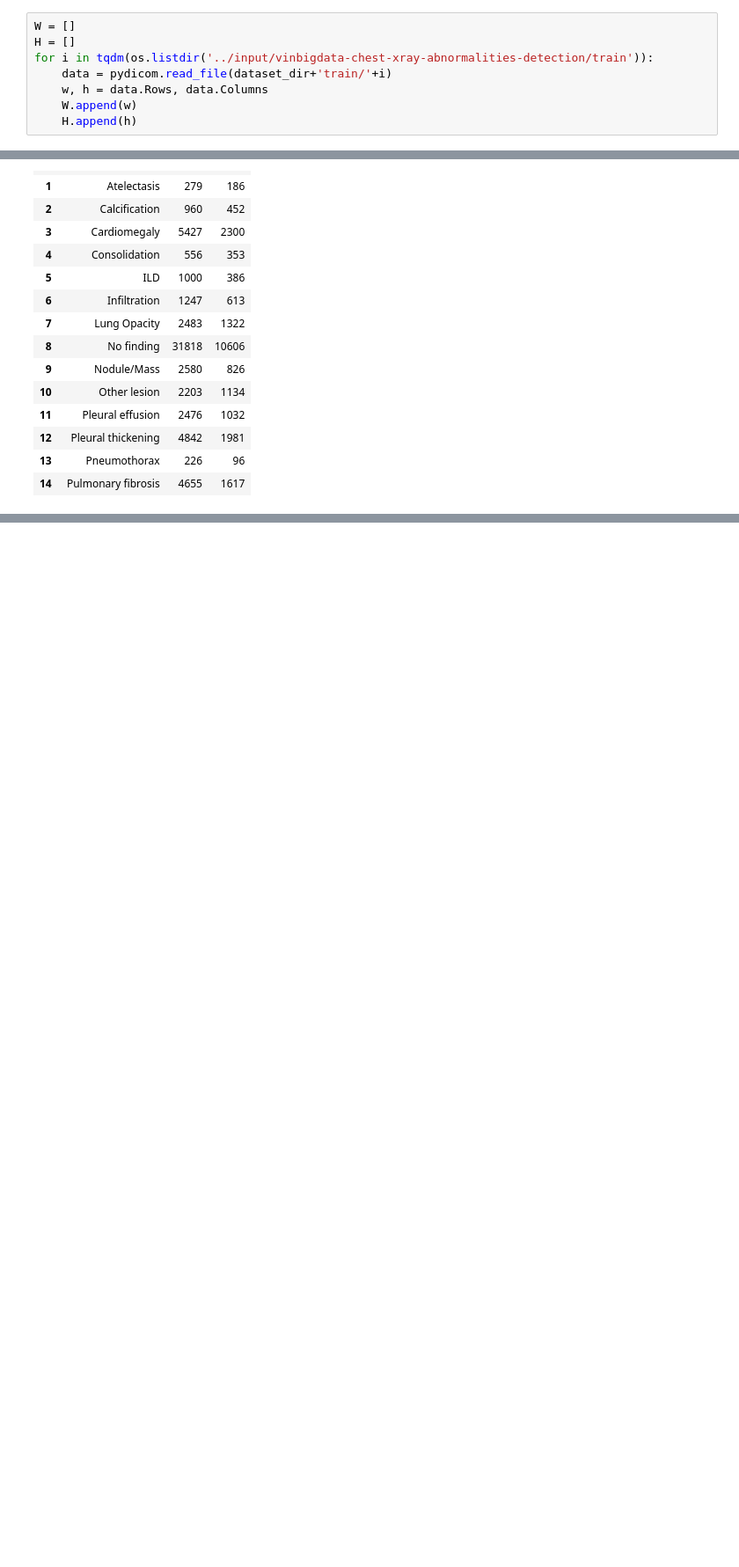
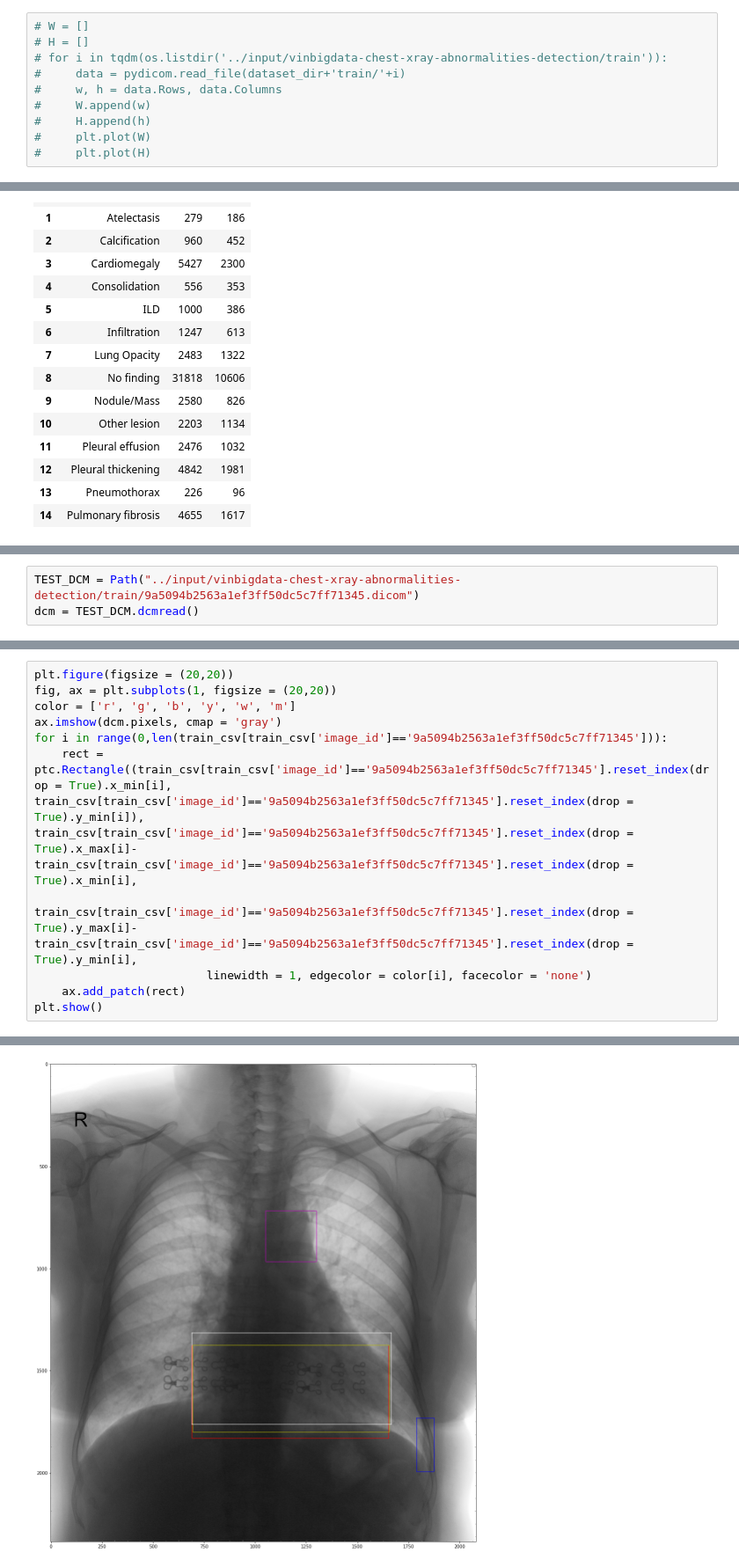
Before and after one commit to akansh12/DeepXrays, a Jupyter notebook: Notebooks/elementary-data-analysis.ipynb, the cells around one changed output, grey strips where cells are left out. Shown at 88% size. Cells and saved outputs as stored; diff of their text form; blank space fills up the shorter version.

```diff
--- a/Notebooks/elementary-data-analysis.ipynb
+++ b/Notebooks/elementary-data-analysis.ipynb
@@ -95,10 +99,12 @@ plot_img('../input/vinbigdata-chest-xray-abnormalities-detection/train/000434271
 # %% [output]
 [figure]
 # %%
-W = []
-H = []
-for i in tqdm(os.listdir('../input/vinbigdata-chest-xray-abnormalities-detection/train')):
-    data = pydicom.read_file(dataset_dir+'train/'+i)
-    w, h = data.Rows, data.Columns
-    W.append(w)
-    H.append(h)
+# W = []
+# H = []
+# for i in tqdm(os.listdir('../input/vinbigdata-chest-xray-abnormalities-detection/train')):
+#     data = pydicom.read_file(dataset_dir+'train/'+i)
+#     w, h = data.Rows, data.Columns
+#     W.append(w)
+#     H.append(h)
+#     plt.plot(W)
+#     plt.plot(H)
@@ -222,0 +288,3 @@ train_csv[train_csv.image_id == '063319de25ce7edb9b1c6b8881290140']
+# %%
+TEST_DCM = Path("../input/vinbigdata-chest-xray-abnormalities-detection/train/9a5094b2563a1ef3ff50dc5c7ff71345.dicom")
+dcm = TEST_DCM.dcmread()
@@ -222,0 +318,12 @@ train_csv[train_csv.image_id == '063319de25ce7edb9b1c6b8881290140']
+# %%
+plt.figure(figsize = (20,20))
+fig, ax = plt.subplots(1, figsize = (20,20))
+color = ['r', 'g', 'b', 'y', 'w', 'm']
+ax.imshow(dcm.pixels, cmap = 'gray')
+for i in range(0,len(train_csv[train_csv['image_id']=='9a5094b2563a1ef3ff50dc5c7ff71345'])):
+    rect = ptc.Rectangle((train_csv[train_csv['image_id']=='9a5094b2563a1ef3ff50dc5c7ff71345'].reset_index(drop = True).x_min[i], train_csv[train_csv['image_id']=='9a5094b2563a1ef3ff50dc5c7ff71345'].reset_index(drop = True).y_min[i]), train_csv[train_csv['image_id']=='9a5094b2563a1ef3ff50dc5c7ff71345'].reset_index(drop = True).x_max[i]-train_csv[train_csv['image_id']=='9a5094b2563a1ef3ff50dc5c7ff71345'].reset_index(drop = True).x_min[i],
+                         train_csv[train_csv['image_id']=='9a5094b2563a1ef3ff50dc5c7ff71345'].reset_index(drop = True).y_max[i]-train_csv[train_csv['image_id']=='9a5094b2563a1ef3ff50dc5c7ff71345'].reset_index(drop = True).y_min[i],
+                         linewidth = 1, edgecolor = color[i], facecolor = 'none')
+    ax.add_patch(rect)
+plt.show()
+# %% [output]
@@ -222,0 +331 @@ train_csv[train_csv.image_id == '063319de25ce7edb9b1c6b8881290140']
+[figure, added]
```
Also changed, not shown: parts of 15 cells of this notebook, 1 other file.
